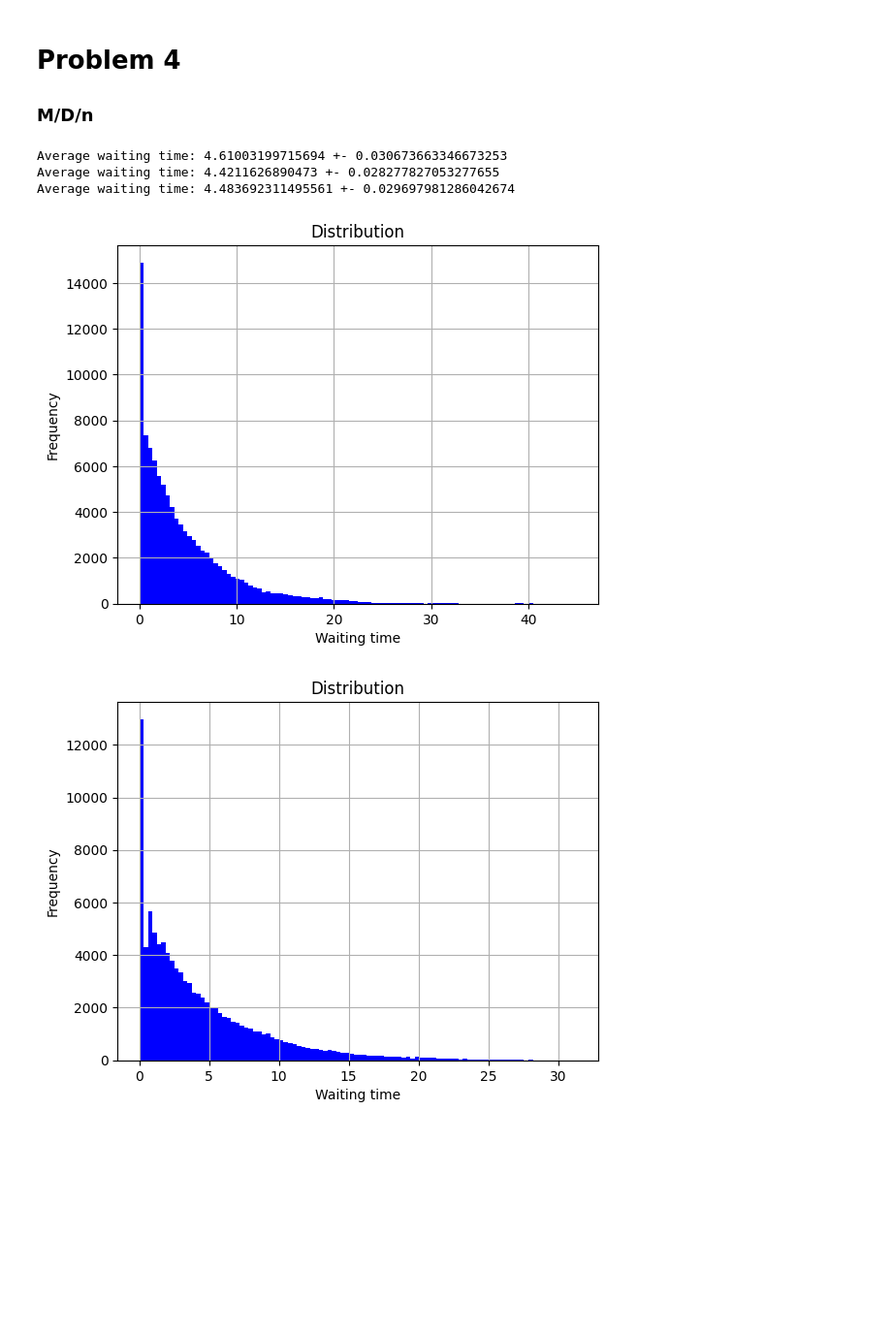
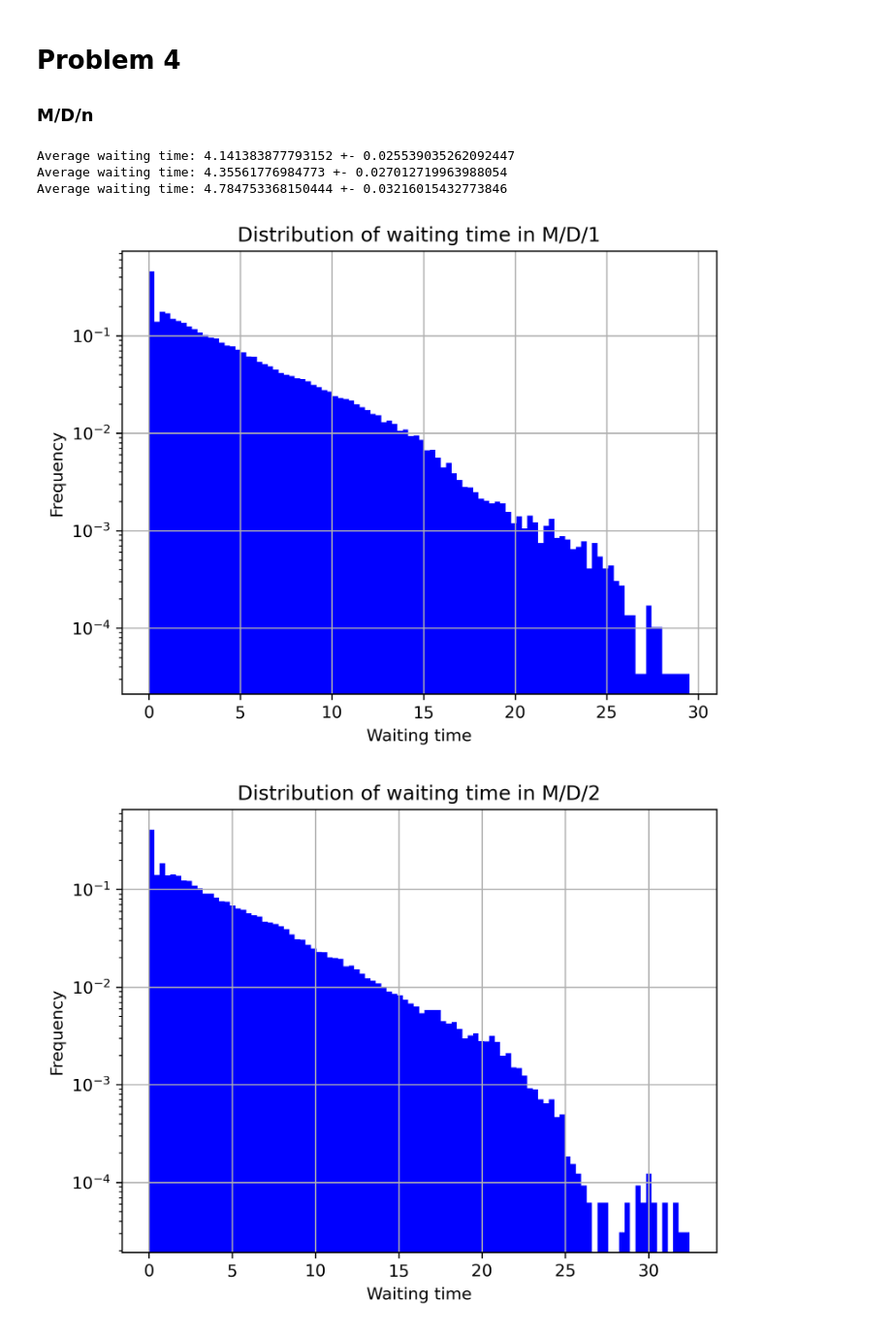
Before and after one commit to Asewlal01/WaitTimeExplorer, a Jupyter notebook: main.ipynb, the cells around one changed output. Shown at 97% size. Drawn from its saved outputs; the diff is of its cells as text; code cells hidden in the pictures; blank space fills up the shorter version.

```diff
--- a/main.ipynb
+++ b/main.ipynb
@@ -41,15 +41,19 @@ Average waiting time: 2.9624947259854104 +- 0.07000972189022912
 # Problem 4
 ### M/D/n
 # %%
+# Parameters
+mu = 1
+rho = 0.9
+
 # Compare M/D/1 with M/D/n
 ns = [1, 2, 4]
 for n in ns:
     W = simulate_MDn(customers, rho, mu, 1)
     statistics(W)
-    fig, ax = visualize(W, 'Distribution')
+    fig, ax = visualize(W, f'Distribution of waiting time in M/D/{n}', yscaling='log')
 # %% [output]
-Average waiting time: 4.61003199715694 +- 0.030673663346673253
-Average waiting time: 4.4211626890473 +- 0.028277827053277655
-Average waiting time: 4.483692311495561 +- 0.029697981286042674
+Average waiting time: 4.141383877793152 +- 0.025539035262092447
+Average waiting time: 4.35561776984773 +- 0.027012719963988054
+Average waiting time: 4.784753368150444 +- 0.03216015432773846
-[figure, old version]
+[figure, new version]
-[figure, old version]
+[figure, new version]
```
Also changed, not shown: parts of 5 cells of this notebook, 1 other file.
